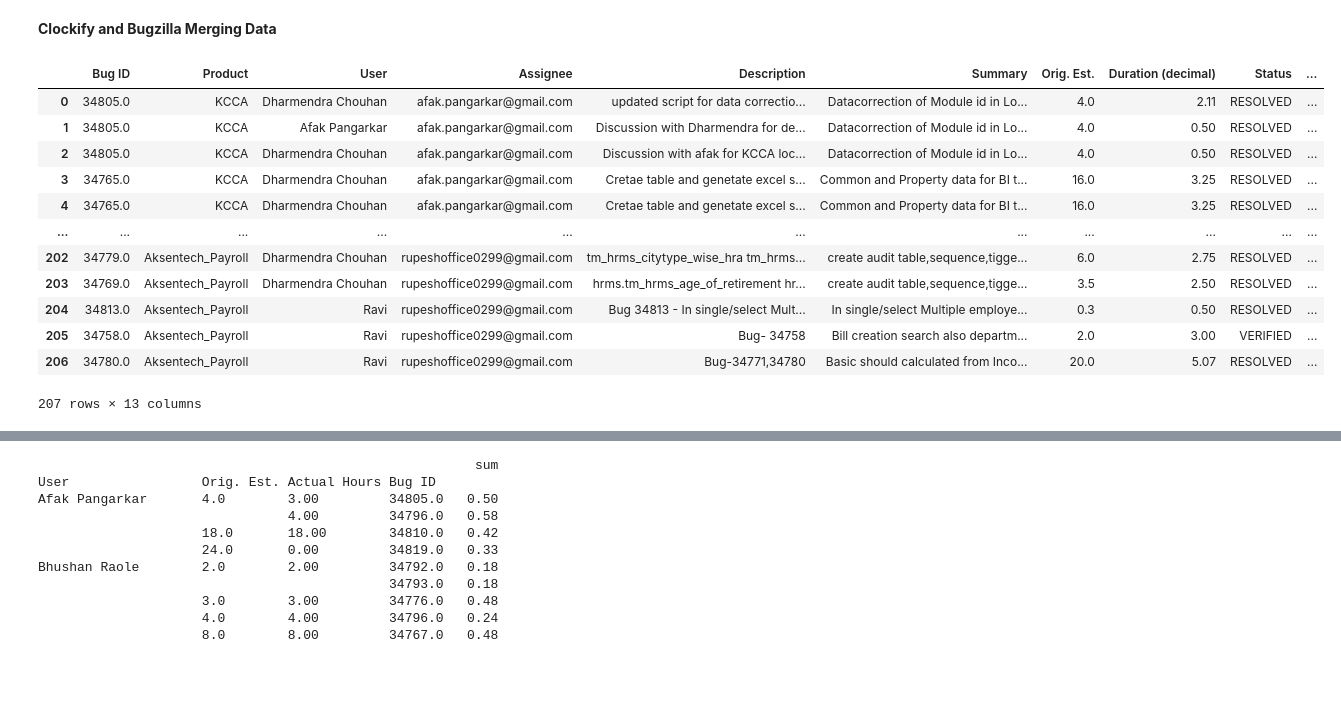
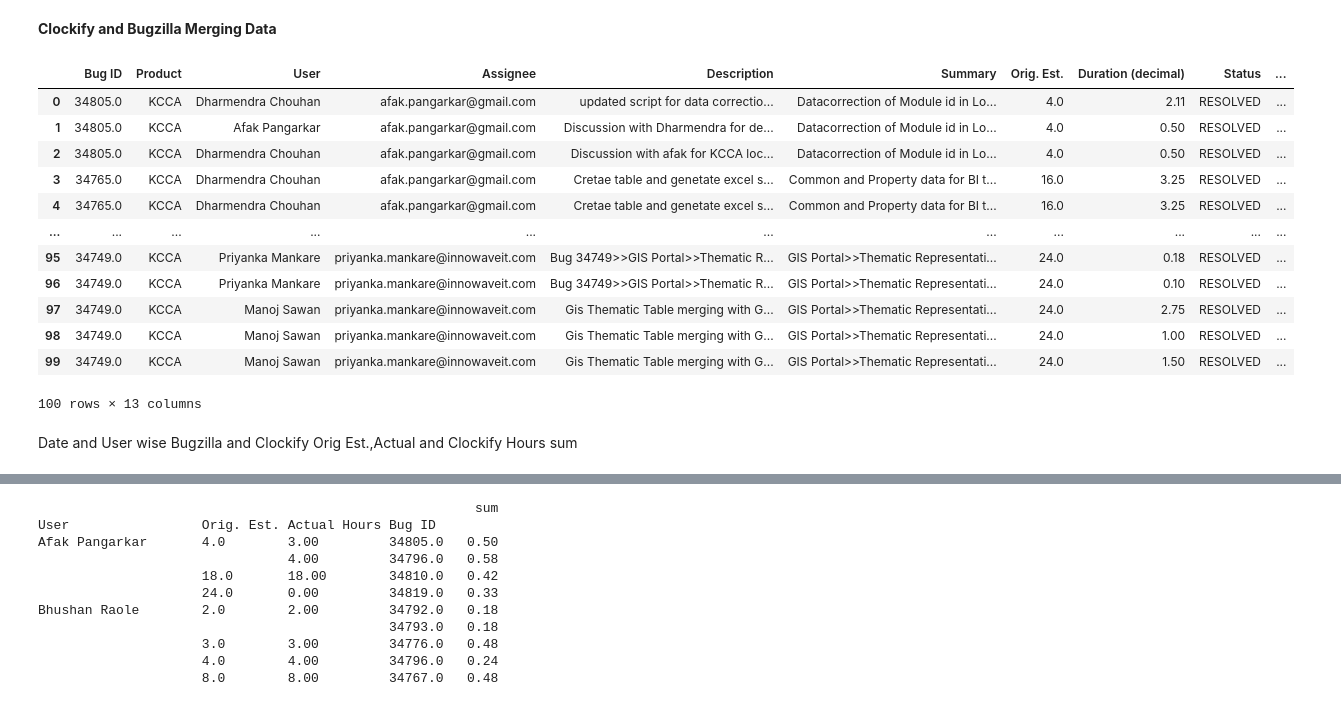
Before and after one commit to dharmendra-chouhan/-DEAS-Accounts---Municipal-Corporation, a Jupyter notebook: TimeSheet_01_06_2020_to_13_06_2020.ipynb, the cells around one changed output, grey strips where cells are left out. Cells and saved outputs as stored; diff of their text form; code cells hidden in the pictures; blank space fills up the shorter version.

```diff
--- a/TimeSheet_01_06_2020_to_13_06_2020.ipynb
+++ b/TimeSheet_01_06_2020_to_13_06_2020.ipynb
@@ -32,27 +32,29 @@ clockify_1junto13jun= pd.read_csv('Clockify_Detailed_Report_06_01_2020-06_13_202
 # %%
 #@title  {display-mode: "form"}
 scriteria = bugzilla_1junto13jun['Bug ID'].values.tolist()
 df=pd.DataFrame(clockify_1junto13jun)
 clockifybugs = df[0:0]
 clockify_1junto13jun['Bug ID'] =0
 for x in scriteria:
   df=pd.DataFrame(clockify_1junto13jun[clockify_1junto13jun['Description'].str.upper().str.contains(str(x))])
   df['Bug ID'] =x
   clockifybugs=clockifybugs.append(df)
 clockifybugs = pd.merge(clockifybugs, bugzilla_1junto13jun, on='Bug ID')
 clockifybugsmer=clockifybugs[['Bug ID','Product', 'User','Assignee','Description','Summary','Orig. Est.','Duration (decimal)','Status','Resolution','Actual Hours','Start Date_x','End Date']]
-clockifybugsmer
+clockifybugsmer.head(100)
 # %% [output]
 |  | Bug ID | Product | User | Assignee | Description | Summary | Orig. Est. | Duration (decimal) | Status | ... |
 | 0 | 34805.0 | KCCA | Dharmendra Chouhan | afak.pangarkar@gmail.com | updated script for data correctio... | Datacorrection of Module id in Lo... | 4.0 | 2.11 | RESOLVED | ... |
 | 1 | 34805.0 | KCCA | Afak Pangarkar | afak.pangarkar@gmail.com | Discussion with Dharmendra for de... | Datacorrection of Module id in Lo... | 4.0 | 0.50 | RESOLVED | ... |
 | 2 | 34805.0 | KCCA | Dharmendra Chouhan | afak.pangarkar@gmail.com | Discussion with afak for KCCA loc... | Datacorrection of Module id in Lo... | 4.0 | 0.50 | RESOLVED | ... |
 | 3 | 34765.0 | KCCA | Dharmendra Chouhan | afak.pangarkar@gmail.com | Cretae table and genetate excel s... | Common and Property data for BI t... | 16.0 | 3.25 | RESOLVED | ... |
 | 4 | 34765.0 | KCCA | Dharmendra Chouhan | afak.pangarkar@gmail.com | Cretae table and genetate excel s... | Common and Property data for BI t... | 16.0 | 3.25 | RESOLVED | ... |
 | ... | ... | ... | ... | ... | ... | ... | ... | ... | ... | ... |
-| 202 | 34779.0 | Aksentech_Payroll | Dharmendra Chouhan | rupeshoffice0299@gmail.com | tm_hrms_citytype_wise_hra tm_hrms... | create audit table,sequence,tigge... | 6.0 | 2.75 | RESOLVED | ... |
-| 203 | 34769.0 | Aksentech_Payroll | Dharmendra Chouhan | rupeshoffice0299@gmail.com | hrms.tm_hrms_age_of_retirement hr... | create audit table,sequence,tigge... | 3.5 | 2.50 | RESOLVED | ... |
-| 204 | 34813.0 | Aksentech_Payroll | Ravi | rupeshoffice0299@gmail.com | Bug 34813 - In single/select Mult... | In single/select Multiple employe... | 0.3 | 0.50 | RESOLVED | ... |
-| 205 | 34758.0 | Aksentech_Payroll | Ravi | rupeshoffice0299@gmail.com | Bug- 34758 | Bill creation search also departm... | 2.0 | 3.00 | VERIFIED | ... |
-| 206 | 34780.0 | Aksentech_Payroll | Ravi | rupeshoffice0299@gmail.com | Bug-34771,34780 | Basic should calculated from Inco... | 20.0 | 5.07 | RESOLVED | ... |
+| 95 | 34749.0 | KCCA | Priyanka Mankare | priyanka.mankare@innowaveit.com | Bug 34749>>GIS Portal>>Thematic R... | GIS Portal>>Thematic Representati... | 24.0 | 0.18 | RESOLVED | ... |
+| 96 | 34749.0 | KCCA | Priyanka Mankare | priyanka.mankare@innowaveit.com | Bug 34749>>GIS Portal>>Thematic R... | GIS Portal>>Thematic Representati... | 24.0 | 0.10 | RESOLVED | ... |
+| 97 | 34749.0 | KCCA | Manoj Sawan | priyanka.mankare@innowaveit.com | Gis Thematic Table merging with G... | GIS Portal>>Thematic Representati... | 24.0 | 2.75 | RESOLVED | ... |
+| 98 | 34749.0 | KCCA | Manoj Sawan | priyanka.mankare@innowaveit.com | Gis Thematic Table merging with G... | GIS Portal>>Thematic Representati... | 24.0 | 1.00 | RESOLVED | ... |
+| 99 | 34749.0 | KCCA | Manoj Sawan | priyanka.mankare@innowaveit.com | Gis Thematic Table merging with G... | GIS Portal>>Thematic Representati... | 24.0 | 1.50 | RESOLVED | ... |
-207 rows × 13 columns
+100 rows × 13 columns
+# %% [markdown]
+Date and User wise Bugzilla and Clockify Orig Est.,Actual and Clockify Hours sum
```
Also changed, not shown: parts of 6 cells of this notebook.
